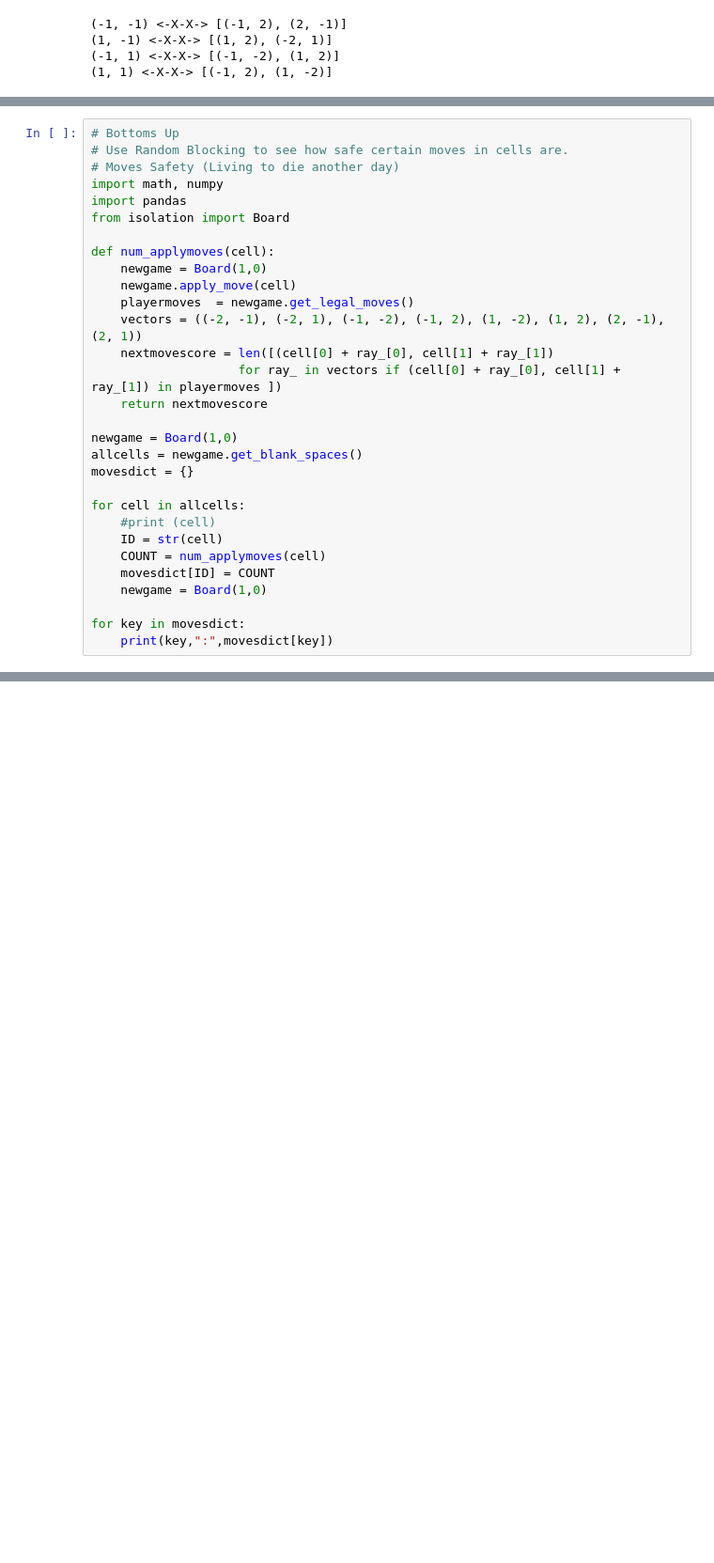
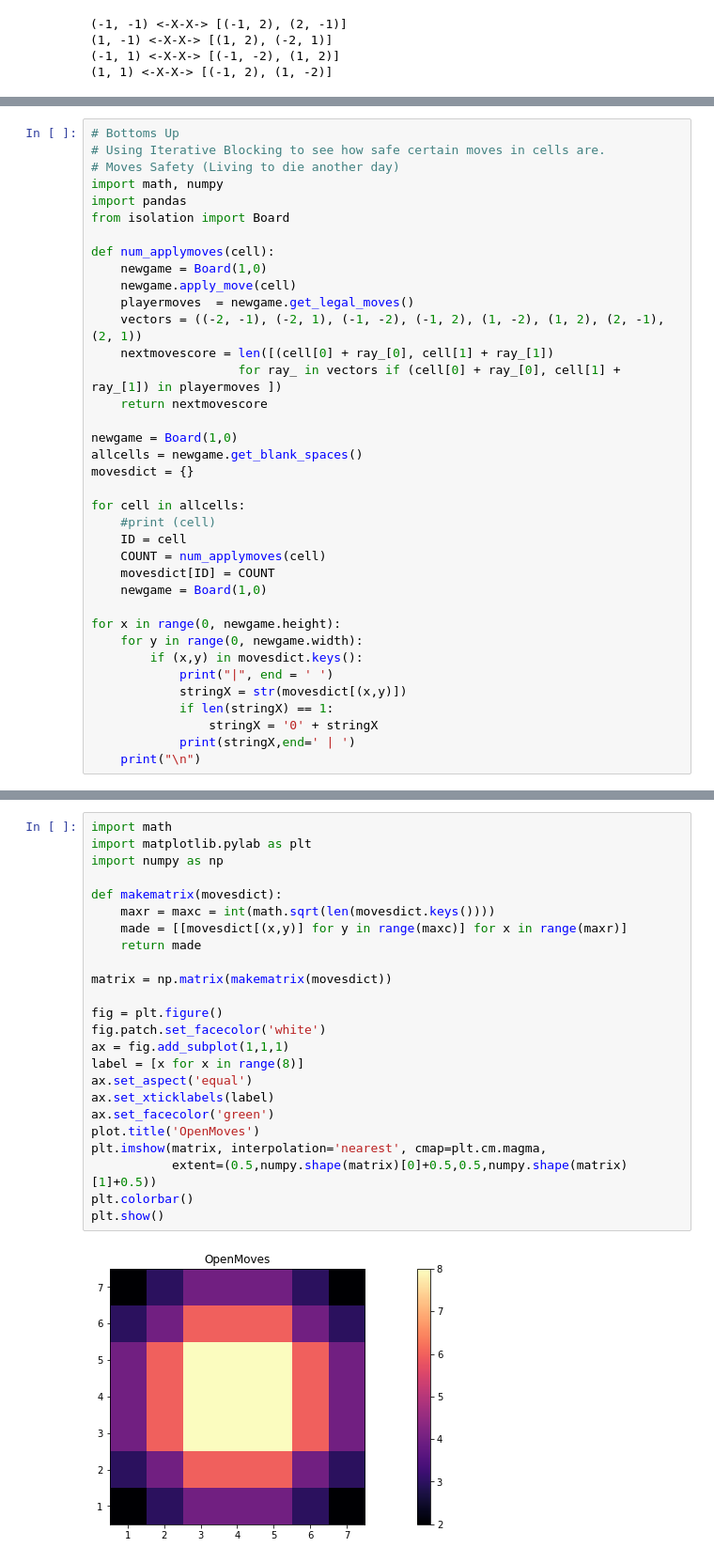
Before and after one commit to learningwithmachines/knights-isolation-tree-search, a Jupyter notebook: heuristic analysis.ipynb, the cells around one changed output, grey strips where cells are left out. Shown: that part at 94% size. Cells and saved outputs as stored; diff of their text form; blank space fills up the shorter version.

```diff
--- a/heuristic analysis.ipynb
+++ b/heuristic analysis.ipynb
@@ -107,6 +117,6 @@ NameError: name 'plot_graph_tables' is not defined
 # %%
 # Bottoms Up
-# Use Random Blocking to see how safe certain moves in cells are.
+# Using Iterative Blocking to see how safe certain moves in cells are.
 # Moves Safety (Living to die another day)
 import math, numpy
 import pandas
@@ -127,11 +137,18 @@ movesdict = {}
 
 for cell in allcells:
     #print (cell)
-    ID = str(cell)
+    ID = cell
     COUNT = num_applymoves(cell)
     movesdict[ID] = COUNT
     newgame = Board(1,0)
 
-for key in movesdict:
-    print(key,":",movesdict[key])
+for x in range(0, newgame.height):
+    for y in range(0, newgame.width):
+        if (x,y) in movesdict.keys():
+            print("|", end = ' ')
+            stringX = str(movesdict[(x,y)])
+            if len(stringX) == 1:
+                stringX = '0' + stringX
+            print(stringX,end=' | ')
+    print("\n")
 # %% [output]
@@ -342,0 +215,26 @@ class MinimaxPlayer():
+# %%
+import math
+import matplotlib.pylab as plt
+import numpy as np
+
+def makematrix(movesdict):
+    maxr = maxc = int(math.sqrt(len(movesdict.keys())))
+    made = [[movesdict[(x,y)] for y in range(maxc)] for x in range(maxr)]
+    return made
+
+matrix = np.matrix(makematrix(movesdict))
+
+fig = plt.figure()
+fig.patch.set_facecolor('white')
+ax = fig.add_subplot(1,1,1)
+label = [x for x in range(8)]
+ax.set_aspect('equal')
+ax.set_xticklabels(label)
+ax.set_facecolor('green')
+plot.title('OpenMoves')
+plt.imshow(matrix, interpolation='nearest', cmap=plt.cm.magma,
+           extent=(0.5,numpy.shape(matrix)[0]+0.5,0.5,numpy.shape(matrix)[1]+0.5))
+plt.colorbar()
+plt.show()
+# %% [output]
+[figure, added]
```
Also changed, not shown: parts of 10 cells of this notebook, 3 other files.
